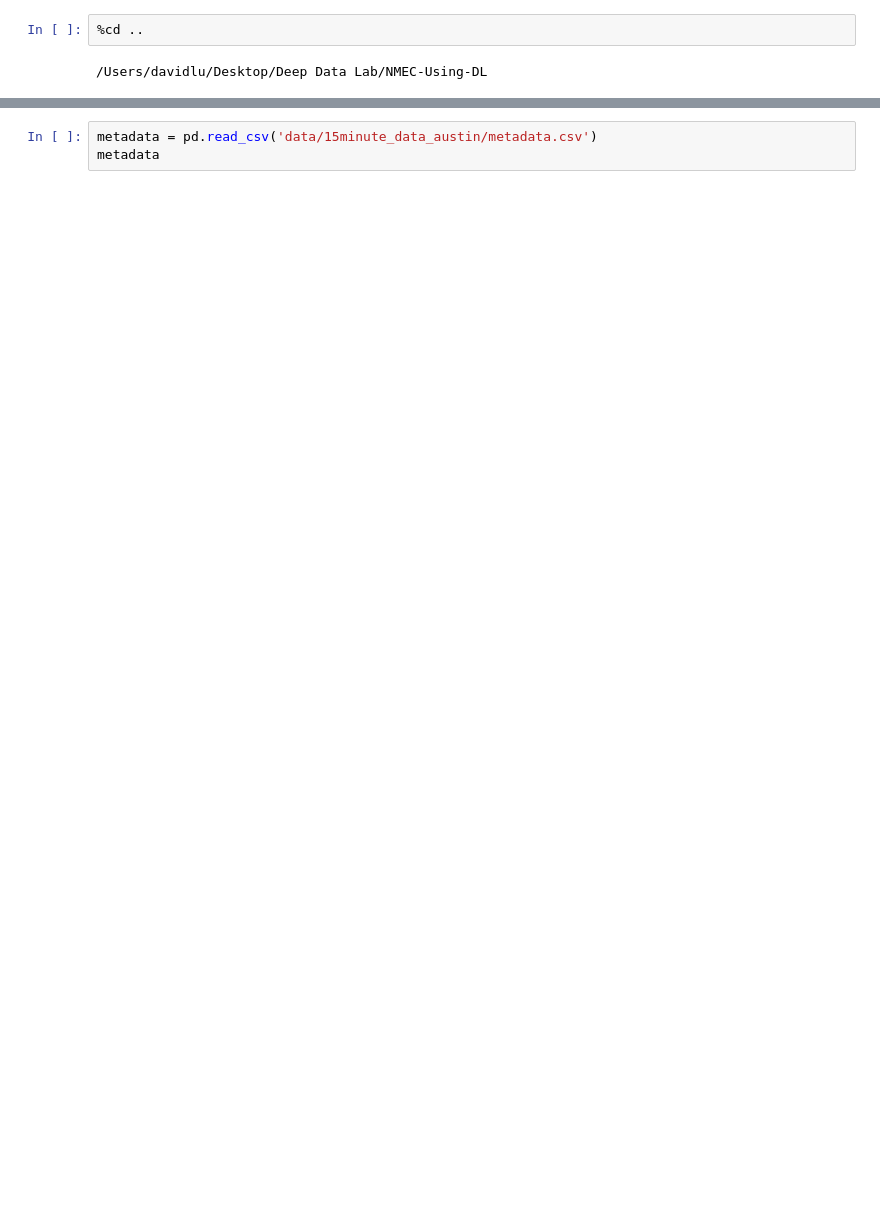
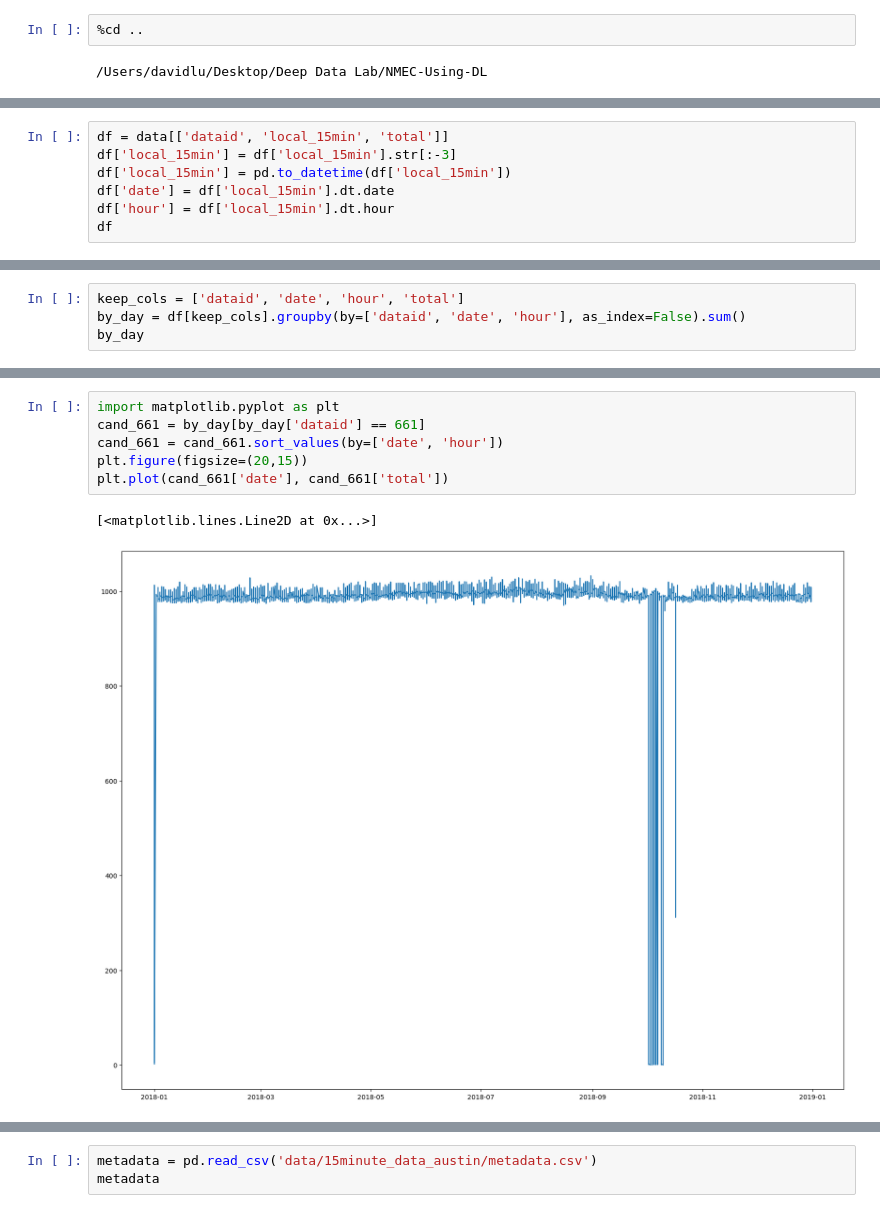
Before and after one commit to david5010/NMEC-Using-DL, a Jupyter notebook: notebooks/austin_15min.ipynb, the cells around one changed output, grey strips where cells are left out. Cells and saved outputs as stored; diff of their text form; blank space fills up the shorter version.

```diff
--- a/notebooks/austin_15min.ipynb
+++ b/notebooks/austin_15min.ipynb
@@ -6,0 +13,7 @@ import pandas as pd
+# %%
+df = data[['dataid', 'local_15min', 'total']]
+df['local_15min'] = df['local_15min'].str[:-3]
+df['local_15min'] = pd.to_datetime(df['local_15min'])
+df['date'] = df['local_15min'].dt.date
+df['hour'] = df['local_15min'].dt.hour
+df
@@ -6,0 +54,4 @@ import pandas as pd
+# %%
+keep_cols = ['dataid', 'date', 'hour', 'total']
+by_day = df[keep_cols].groupby(by=['dataid', 'date', 'hour'], as_index=False).sum()
+by_day
@@ -6,0 +72,9 @@ import pandas as pd
+# %%
+import matplotlib.pyplot as plt
+cand_661 = by_day[by_day['dataid'] == 661]
+cand_661 = cand_661.sort_values(by=['date', 'hour'])
+plt.figure(figsize=(20,15))
+plt.plot(cand_661['date'], cand_661['total'])
+# %% [output]
+[<matplotlib.lines.Line2D at 0x...>]
+[figure, added]
```
Also changed, not shown: parts of 31 cells of this notebook, 1 other file.
